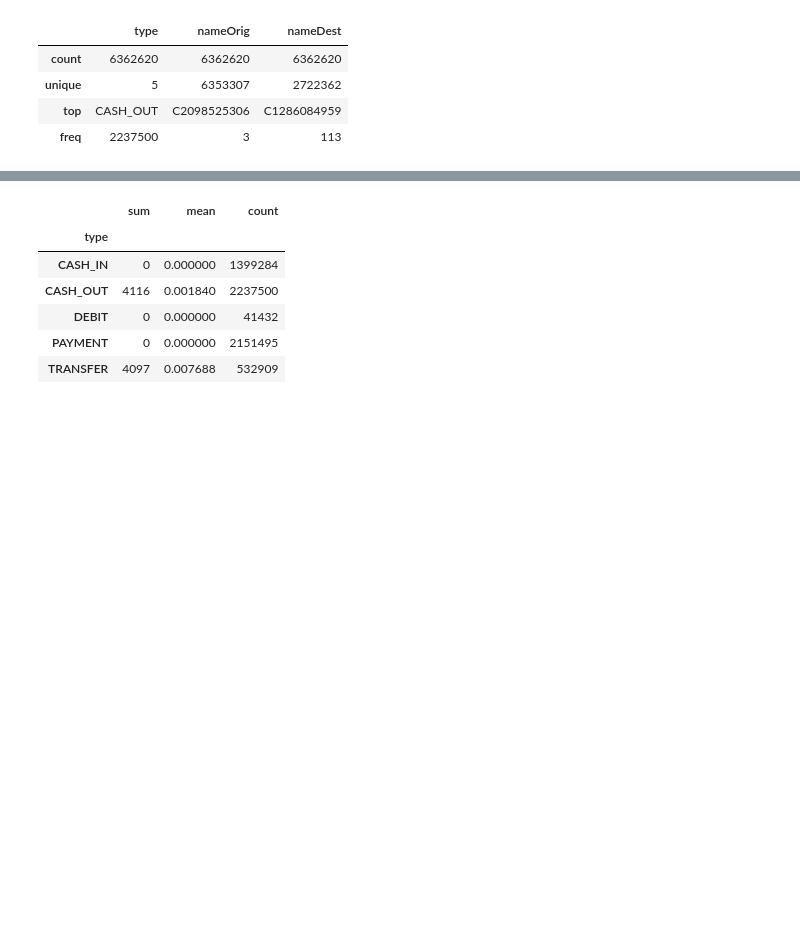
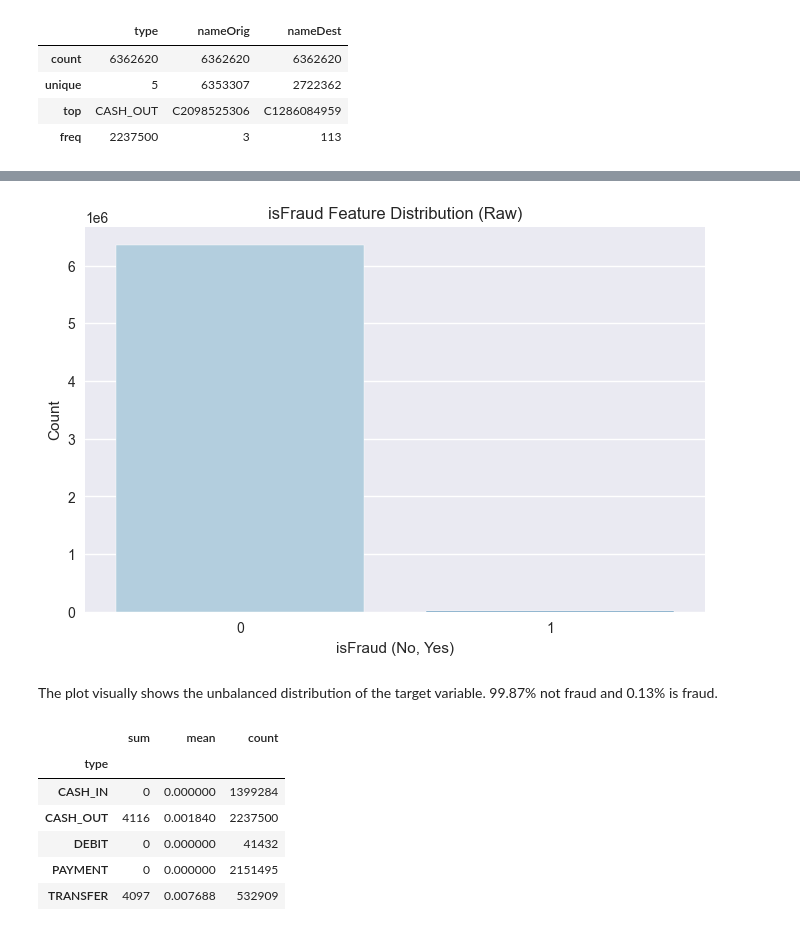
Before and after one commit to joshuasim/fraud-detection, a Jupyter notebook: notebooks/01_eda.ipynb, the cells around one changed output, grey strips where cells are left out. Cells and saved outputs as stored; diff of their text form; code cells hidden in the pictures; blank space fills up the shorter version.

Commit message:
Research question refinement, updated markdowns, target distribution

```diff
--- a/notebooks/01_eda.ipynb
+++ b/notebooks/01_eda.ipynb
@@ -141,3 +178,17 @@ df['isFraud'].value_counts()
+# %%
+fraud_counts = df['isFraud'].value_counts() # the dataset is too large so this prevents running into memory error
+
+plt.figure(figsize=(8, 5))
+sns.barplot(x=fraud_counts.index, y=fraud_counts.values, palette='Blues')
+plt.title('isFraud Feature Distribution (Raw)')
+plt.xlabel('isFraud (No, Yes)')
+plt.ylabel('Count')
+plt.savefig('../images/target_distribution.png', bbox_inches='tight')
+plt.show()
+# %% [output]
+[figure, added]
+# %% [markdown]
+The plot visually shows the unbalanced distribution of the target variable. 99.87% not fraud and 0.13% is fraud.
 # %%
 df.groupby('type')['isFraud'].agg(['sum', 'mean', 'count'])
 # %% [output]
```
Also changed, not shown: parts of 12 cells of this notebook, 1 other file.
